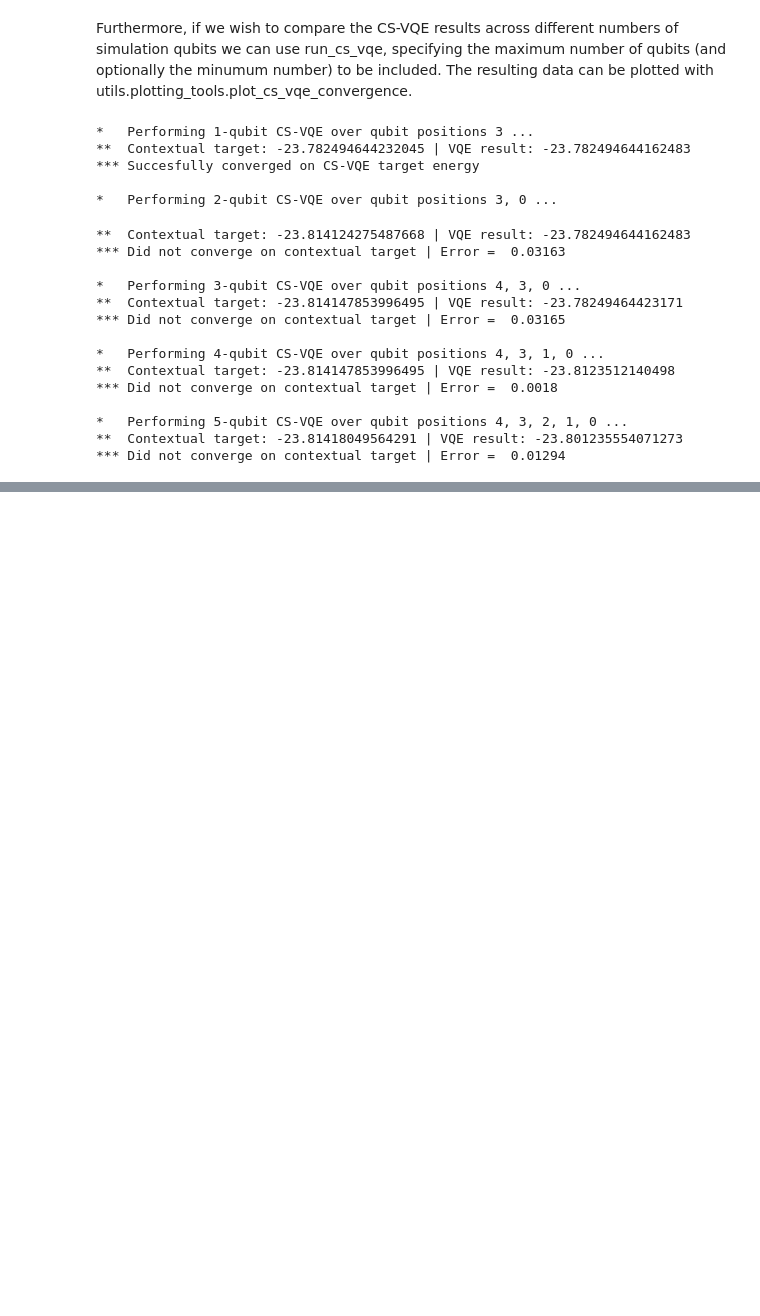
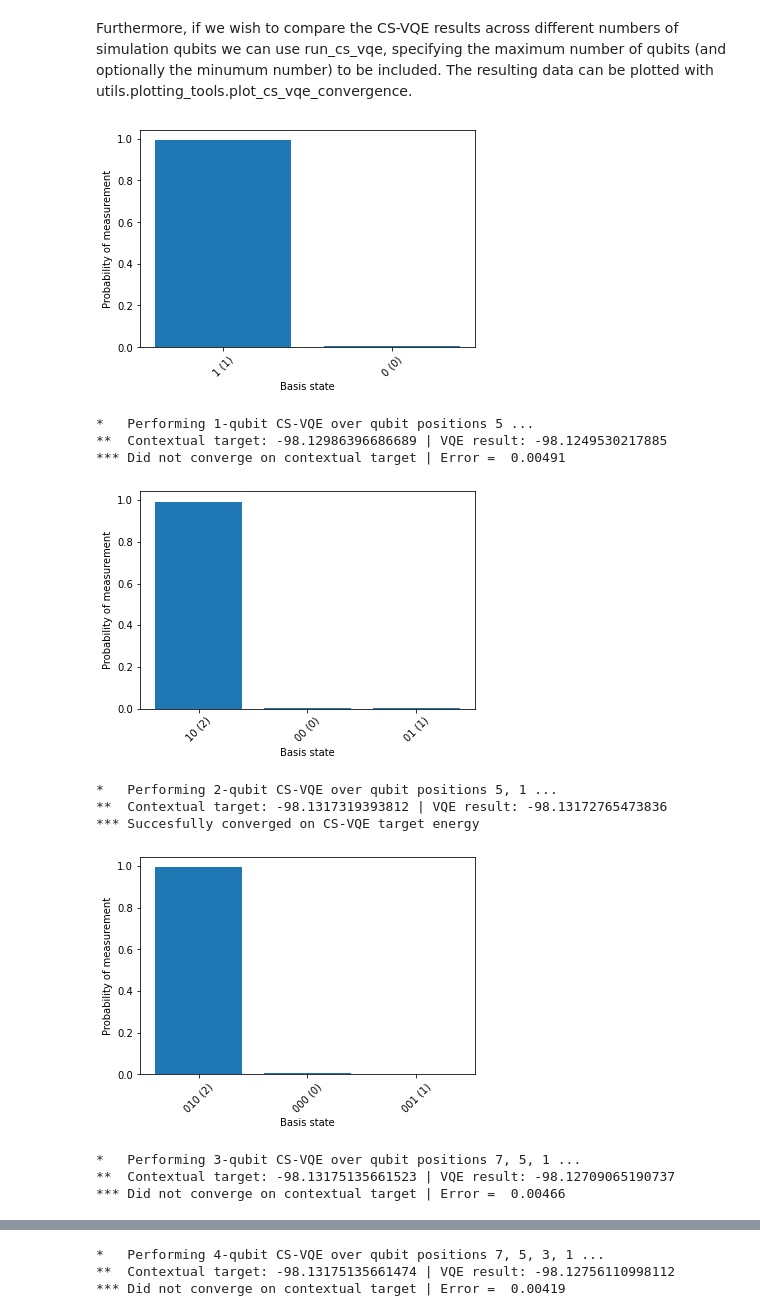
Before and after one commit to wmkirby1/CS-VQE, a Jupyter notebook: usage.ipynb, the cells around one changed output, grey strips where cells are left out. Cells and saved outputs as stored; diff of their text form; code cells hidden in the pictures; blank space fills up the shorter version.

```diff
--- a/usage.ipynb
+++ b/usage.ipynb
@@ -109,26 +129,19 @@ fig = plot.plot_parameter_settings(cs_vqe_results)
 Furthermore, if we wish to compare the CS-VQE results across different numbers of simulation qubits we can use run_cs_vqe, specifying the maximum number of qubits (and optionally the minumum number) to be included. The resulting data can be plotted with utils.plotting_tools.plot_cs_vqe_convergence.
 # %%
 mol_circ.run_cs_vqe(anz_terms=anz,
-                     optimizer=NELDER_MEAD(maxiter=10000),
-                     param_bound=np.pi/4,
+                     optimizer=IMFIL(maxiter=10000),
+                     param_bound=np.pi,
                      max_sim_q=num_qubits)
 # %% [output]
+[figure, added]
-*   Performing 1-qubit CS-VQE over qubit positions 3 ...
-**  Contextual target: -23.782494644232045 | VQE result: -23.782494644162483
-*** Succesfully converged on CS-VQE target energy
-
-*   Performing 2-qubit CS-VQE over qubit positions 3, 0 ...
+*   Performing 1-qubit CS-VQE over qubit positions 5 ...
+**  Contextual target: -98.12986396686689 | VQE result: -98.1249530217885
+*** Did not converge on contextual target | Error =  0.00491
+[figure, added]
-**  Contextual target: -23.814124275487668 | VQE result: -23.782494644162483
-*** Did not converge on contextual target | Error =  0.03163
-
-*   Performing 3-qubit CS-VQE over qubit positions 4, 3, 0 ...
-**  Contextual target: -23.814147853996495 | VQE result: -23.78249464423171
-*** Did not converge on contextual target | Error =  0.03165
-
-*   Performing 4-qubit CS-VQE over qubit positions 4, 3, 1, 0 ...
-**  Contextual target: -23.814147853996495 | VQE result: -23.8123512140498
-*** Did not converge on contextual target | Error =  0.0018
-
-*   Performing 5-qubit CS-VQE over qubit positions 4, 3, 2, 1, 0 ...
-**  Contextual target: -23.81418049564291 | VQE result: -23.801235554071273
-*** Did not converge on contextual target | Error =  0.01294
+*   Performing 2-qubit CS-VQE over qubit positions 5, 1 ...
+**  Contextual target: -98.1317319393812 | VQE result: -98.13172765473836
+*** Succesfully converged on CS-VQE target energy
+[figure, added]
+*   Performing 3-qubit CS-VQE over qubit positions 7, 5, 1 ...
+**  Contextual target: -98.13175135661523 | VQE result: -98.12709065190737
+*** Did not converge on contextual target | Error =  0.00466
@@ -134,0 +149,3 @@ mol_circ.run_cs_vqe(anz_terms=anz,
+*   Performing 4-qubit CS-VQE over qubit positions 7, 5, 3, 1 ...
+**  Contextual target: -98.13175135661474 | VQE result: -98.12756110998112
+*** Did not converge on contextual target | Error =  0.00419
```
Also changed, not shown: parts of 10 cells of this notebook, 4 other files.
